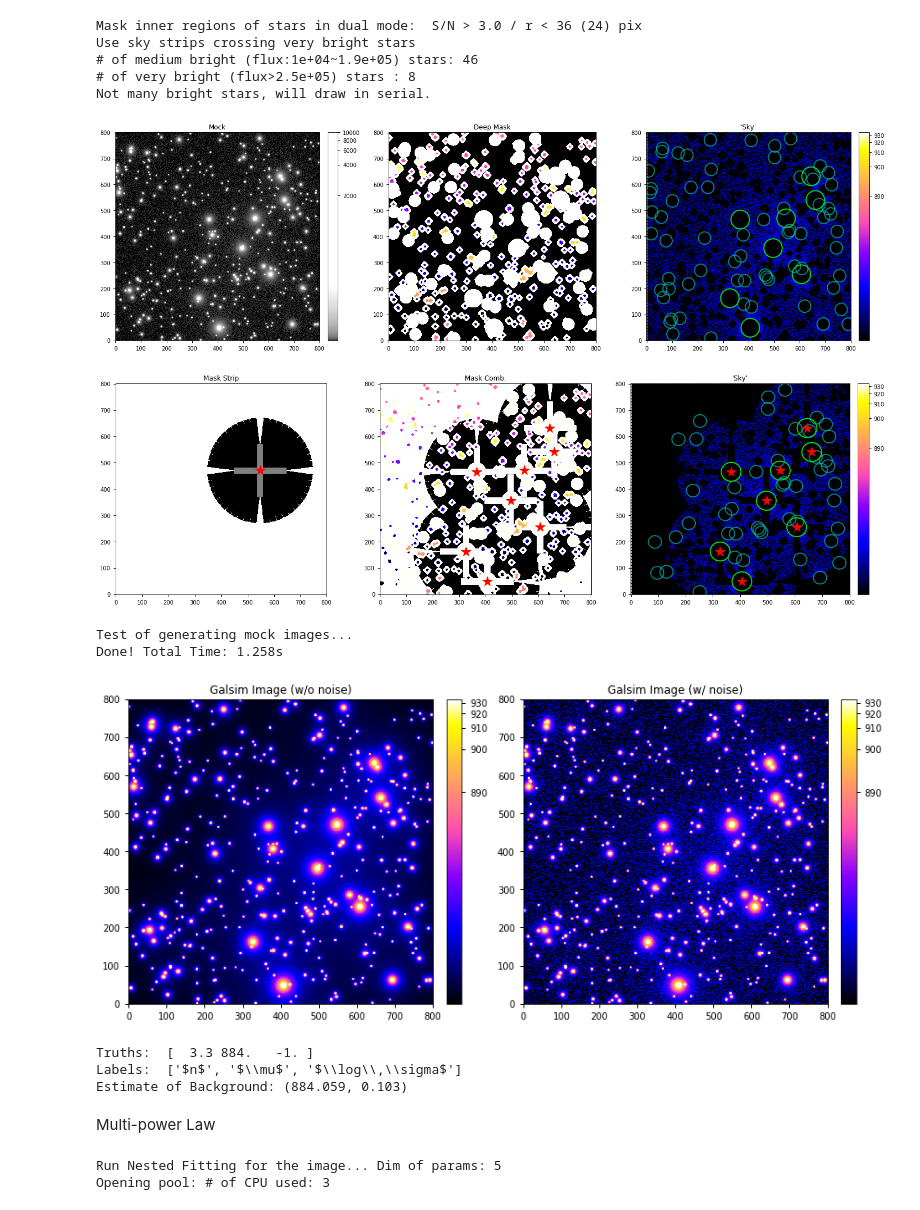
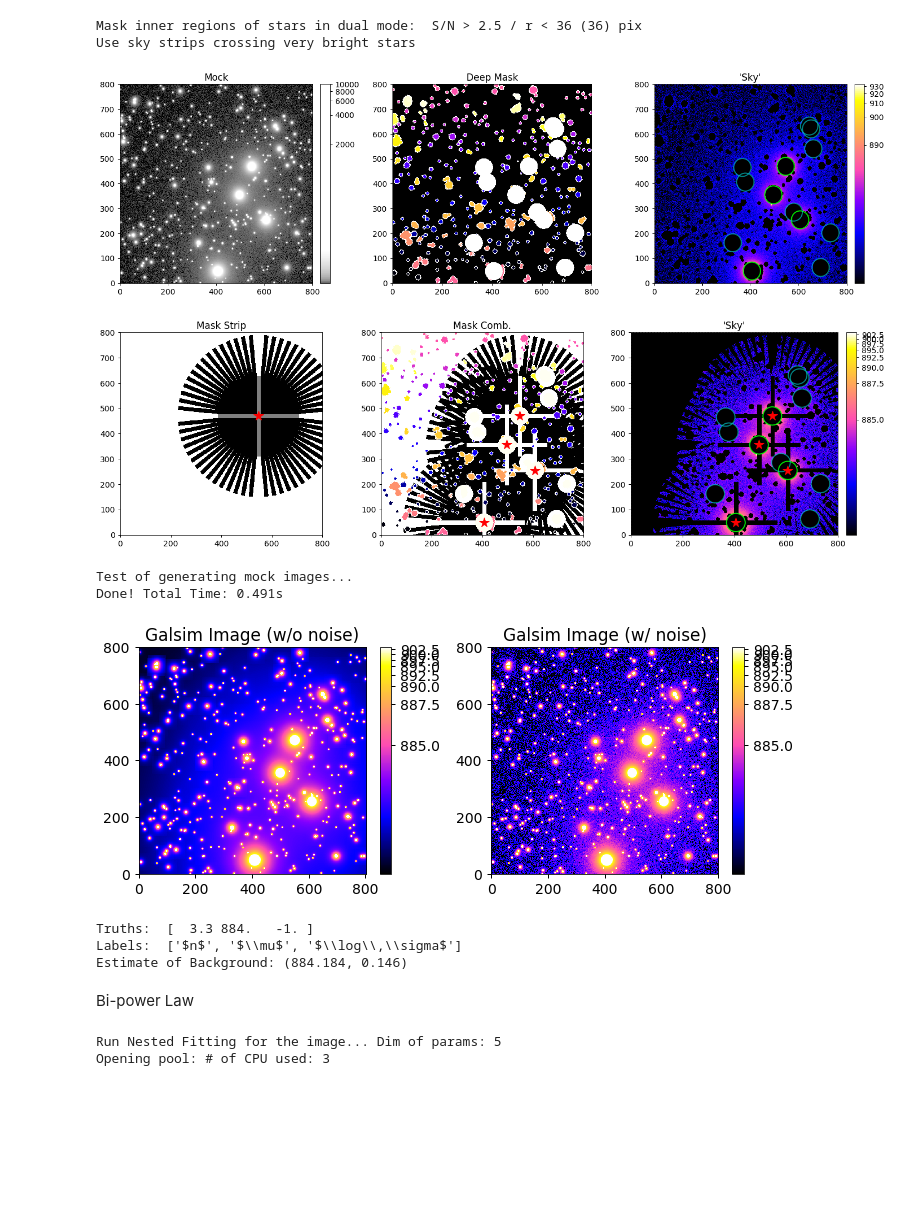
Before and after one commit to qliu4676/elderflower, a Jupyter notebook: demos/Run_Fitting_Mock_demo.ipynb, the cells around one changed output. Saved outputs shown, nothing was run; the diff lists cells and outputs as text; code cells hidden in the pictures; blank space fills up the shorter version.

```diff
--- a/demos/Run_Fitting_Mock_demo.ipynb
+++ b/demos/Run_Fitting_Mock_demo.ipynb
@@ -22,15 +25,14 @@ image_size = 801
 pixel_scale = 2.5                                # arcsec/pixel
 
 # PSF Parameters
-beta_psf = 10                                    # moffat beta, in arcsec
-fwhm = 2.28 * 2.5
-gamma = fwhm / 2. / np.sqrt(2**(1./beta_psf)-1)  # moffat core width, in arcsec
-gamma_pix = gamma / pixel_scale                  # moffat core width, in pix
+beta = 10                                        # moffat beta, in arcsec
+fwhm = 2.28 * pixel_scale                        # moffat FWHM, in arcsec
 
 n0 = 3.3                                         # true power index
-n_s = np.array([n0, 2.8, 1.5, 4])
 frac = 0.1                                       # fraction of power law component
 theta_0 = 5.                                     # radius at which power law is flattened, in arcsec
-theta_s = np.array([theta_0, 60, 150, 900])      # transition radius in arcsec
+
+n_s = np.array([n0, 3, 2.4, 2., 1.4, 4])
+theta_s = np.array([theta_0, 60, 120, 200, 320, 900])      # transition radius in arcsec
 # %%
 # Single-power PSF
@@ -38,7 +40,7 @@ params_pow = {"gamma":gamma, "beta":beta_psf, "frac":frac, "n":n0, 'theta_0':the
 psf = PSF_Model(params=params_pow, aureole_model='power')
 # %%
 # Multi-power PSF
-params_mpow = {"gamma":gamma, "beta":beta_psf, "frac":frac, "n_s":n_s, 'theta_s':theta_s}
+params_mpow = {"fwhm":fwhm, "beta":beta, "frac":frac, "n_s":n_s, 'theta_s':theta_s}
 psf = PSF_Model(params=params_mpow, aureole_model='multi-power')
 # %%
 # Build grid of image for drawing
@@ -64,20 +66,18 @@ Flux_Auto_SE = SE_cat_full[SE_cat_full['FLAGS']<8]["FLUX_AUTO"]
 np.random.seed(888)
 Flux = Flux_Auto_SE.sample(n=n_star).values
 
-# Augment Flux
-# Flux = Flux * 10
-# Flux[Flux>1e6] = Flux[Flux>1e6] * 10
+Flux[Flux>5e5] *= 10
 
 # Thresholds depending on the actual PSF, noise level,
 # magnitude distribution of stars, which affect speed and accuracy.
 # Faint stars are rendered with fixed PSF in advance.
 # Very bright stars are rendered in real space.
-F_bright = 7e4
-F_verybright = 2.7e6
+F_bright = 1e5
+F_verybright = 3e6
 
-F_bright = 1e4
-F_verybright = 2e5
+# F_bright = 1e4
+# F_verybright = 2e5
 
-stars = Stars(star_pos, Flux, Flux_threshold=[F_bright, F_verybright])
-stars.plot_flux_dist()
+stars = Stars(star_pos, Flux, Flux_threshold=[F_bright, F_verybright], verbose=True)
+stars.plot_flux_dist(label='stars')
 # %% [output]
@@ -125,54 +124,40 @@ Total Time: 6.790s
 mask = Mask(image, stars, image_size, mu=mu)
 
 # Core mask
-r_core_s = [36, 24]
-mask.make_mask_map_dual(r_core_s, sn_thre=3, draw=True, n_dilation=10)
-np.nanmin
+r_core_s = [36, 36]
+mask.make_mask_map_dual(r_core_s, sn_thre=2.5, draw=True, n_dilation=3)
+
 # Strip + Cross mask
-mask.make_mask_strip(wid_strip, n_strip, dist_strip=200, clean=True, draw=True)
-stars = mask.new_stars
+mask.make_mask_strip(wid_strip, n_strip, dist_strip=320, clean=True, draw=True)
+stars = mask.stars_new
 # %% [output]
-Mask inner regions of stars in dual mode:  S/N > 3.0 / r < 36 (24) pix
+Mask inner regions of stars in dual mode:  S/N > 2.5 / r < 36 (36) pix
 Use sky strips crossing very bright stars
-# of medium bright (flux:1e+04~1.9e+05) stars: 46
-# of very bright (flux>2.5e+05) stars : 8
-Not many bright stars, will draw in serial.
-[figure, old version]
+[figure, new version]
-[figure, old version]
+[figure, new version]
 # %%
 # Draw test
 print("Test of generating mock images...")
 start = time.time()
 image_tri = generate_mock_image(psf, stars, brightest_only=False, draw_real=False)
 image_tri = image_tri + image_base + mu
 end = time.time()
 print("Done! Total Time: %.3fs\n"%(end-start))
 
 # Compare mock and truth
-fig, (ax1, ax2) = plt.subplots(1,2,figsize=(12,6))
-im = ax1.imshow(image_tri, vmin=mu, vmax=mu+50, norm=norm1); colorbar(im)
-im = ax2.imshow(image_tri + noise_image, vmin=mu, vmax=mu+50, norm=norm1); colorbar(im)
+fig, (ax1, ax2) = plt.subplots(1,2,figsize=(10,5))
+im = ax1.imshow(image_tri, vmin=mu, vmax=mu+20, norm=norm1); colorbar(im)
+im = ax2.imshow(image_tri + noise_image, vmin=mu, vmax=mu+20, norm=norm1); colorbar(im)
 ax1.set_title("Galsim Image (w/o noise)")
 ax2.set_title("Galsim Image (w/ noise)")
 plt.tight_layout()
 # %% [output]
 Test of generating mock images...
-Done! Total Time: 1.258s
+Done! Total Time: 0.491s
-[figure, old version]
+[figure, new version]
 # %%
-# Truths and estimates
+# Estimates
 ############################################
-
-labels = [r'$n0$', r'$n1$', r'$\theta_1$', r'$\mu$', r'$\log\,\sigma$']
-truths = np.concatenate([[n_s[0], n_s[-2]], [np.log10(theta_s[-2])], [mu, np.log10(sigma)]])
-
-labels = [r'$n$', r'$\mu$', r'$\log\,\sigma$']
-truths = n0, mu, np.log10(sigma)
-
-ndim = len(labels) if len(labels) == len(truths) else -1
-print("Truths: ", np.around(truths, 3))
-print("Labels: ", labels)
-
 mask_fit = mask.mask_comb
 
 X = np.array([psf.xx,psf.yy])
@@ -185,9 +170,9 @@ print("Estimate of Background: (%.3f, %.3f)"%(mu_patch, std_patch))
 # %% [output]
 Truths:  [  3.3 884.   -1. ]
 Labels:  ['$n$', '$\\mu$', '$\\log\\,\\sigma$']
-Estimate of Background: (884.059, 0.103)
+Estimate of Background: (884.184, 0.146)
 # %% [markdown]
-Multi-power Law
+Bi-power Law
 # %%
 # Priors and Likelihood Models for Fitting
 ############################################
```
Also changed, not shown: parts of 16 cells of this notebook, 4 other files.
